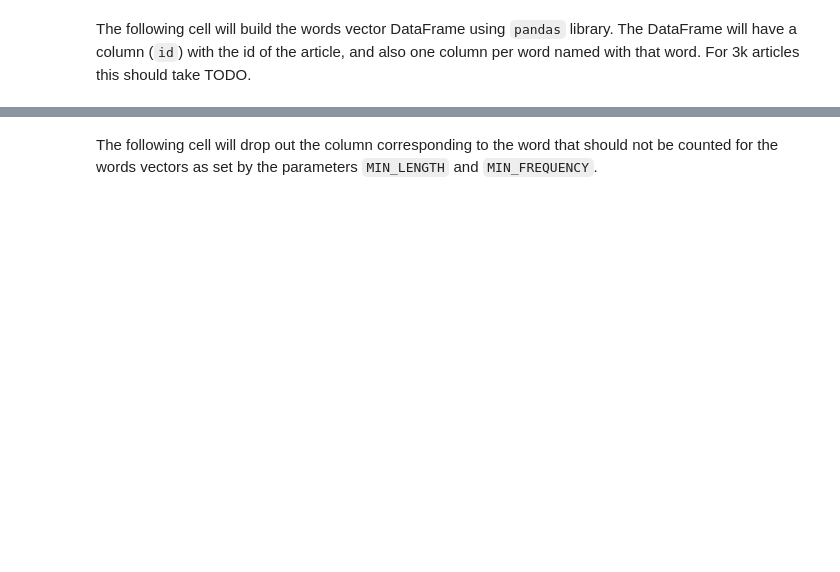
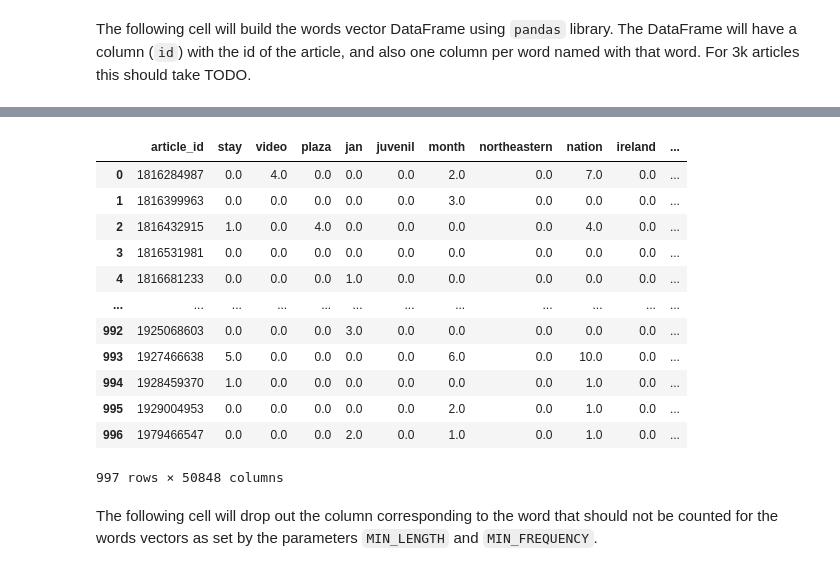
Before and after one commit to relogu/cn_project, a Jupyter notebook: notebooks/articles_search.ipynb, the cells around one changed output, grey strips where cells are left out. Drawn from its saved outputs; the diff is of its cells as text; code cells hidden in the pictures; blank space fills up the shorter version.

```diff
--- a/notebooks/articles_search.ipynb
+++ b/notebooks/articles_search.ipynb
@@ -102,3 +110,21 @@ words_df
+# %%
+words_df = pd.concat(results, axis=0).reset_index().drop('index', 1).drop('level_0', 1)
+#del results
+words_df
+# %% [output]
+|  | article_id | stay | video | plaza | jan | juvenil | month | northeastern | nation | ireland | ... |
+| 0 | 1816284987 | 0.0 | 4.0 | 0.0 | 0.0 | 0.0 | 2.0 | 0.0 | 7.0 | 0.0 | ... |
+| 1 | 1816399963 | 0.0 | 0.0 | 0.0 | 0.0 | 0.0 | 3.0 | 0.0 | 0.0 | 0.0 | ... |
+| 2 | 1816432915 | 1.0 | 0.0 | 4.0 | 0.0 | 0.0 | 0.0 | 0.0 | 4.0 | 0.0 | ... |
+| 3 | 1816531981 | 0.0 | 0.0 | 0.0 | 0.0 | 0.0 | 0.0 | 0.0 | 0.0 | 0.0 | ... |
+| 4 | 1816681233 | 0.0 | 0.0 | 0.0 | 1.0 | 0.0 | 0.0 | 0.0 | 0.0 | 0.0 | ... |
+| ... | ... | ... | ... | ... | ... | ... | ... | ... | ... | ... | ... |
+| 992 | 1925068603 | 0.0 | 0.0 | 0.0 | 3.0 | 0.0 | 0.0 | 0.0 | 0.0 | 0.0 | ... |
+| 993 | 1927466638 | 5.0 | 0.0 | 0.0 | 0.0 | 0.0 | 6.0 | 0.0 | 10.0 | 0.0 | ... |
+| 994 | 1928459370 | 1.0 | 0.0 | 0.0 | 0.0 | 0.0 | 0.0 | 0.0 | 1.0 | 0.0 | ... |
+| 995 | 1929004953 | 0.0 | 0.0 | 0.0 | 0.0 | 0.0 | 2.0 | 0.0 | 1.0 | 0.0 | ... |
+| 996 | 1979466547 | 0.0 | 0.0 | 0.0 | 2.0 | 0.0 | 1.0 | 0.0 | 1.0 | 0.0 | ... |
+997 rows × 50848 columns
 # %% [markdown]
 The following cell will drop out the column corresponding to the word that should not be counted for the words vectors as set by the parameters `MIN_LENGTH` and `MIN_FREQUENCY`.
 # %%
```
Also changed, not shown: parts of 10 cells of this notebook.
